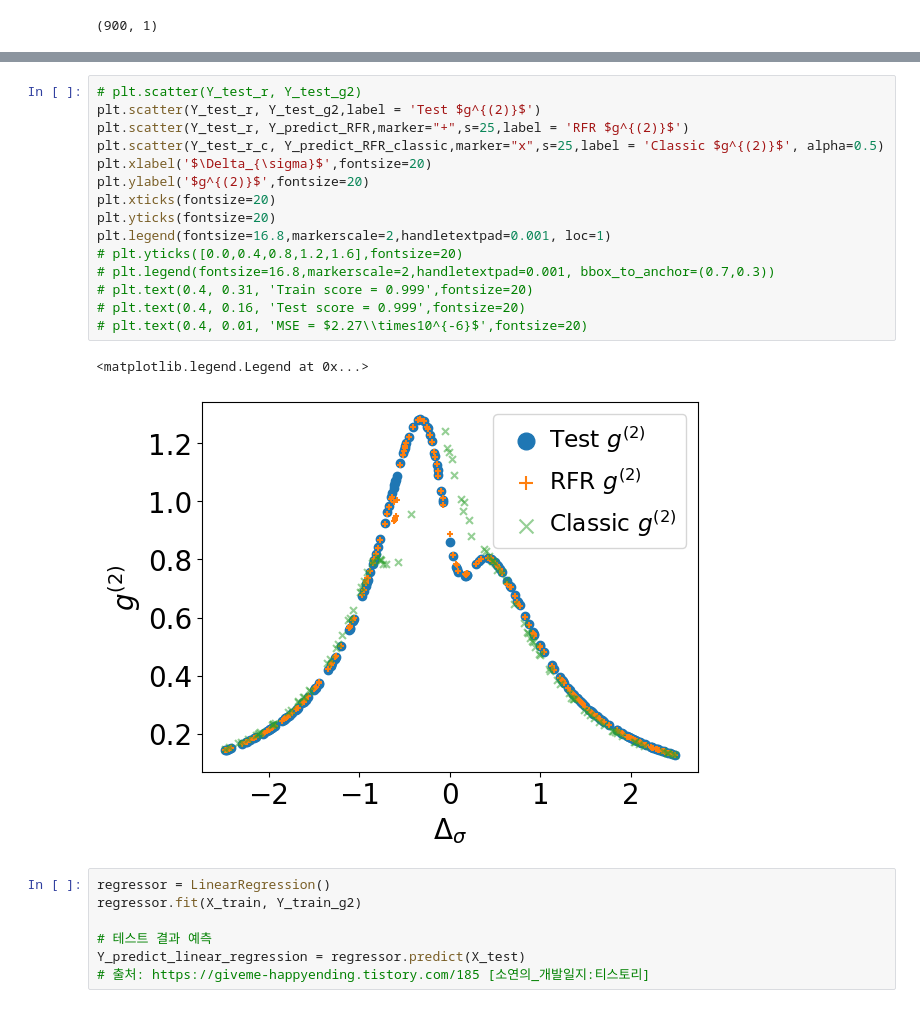
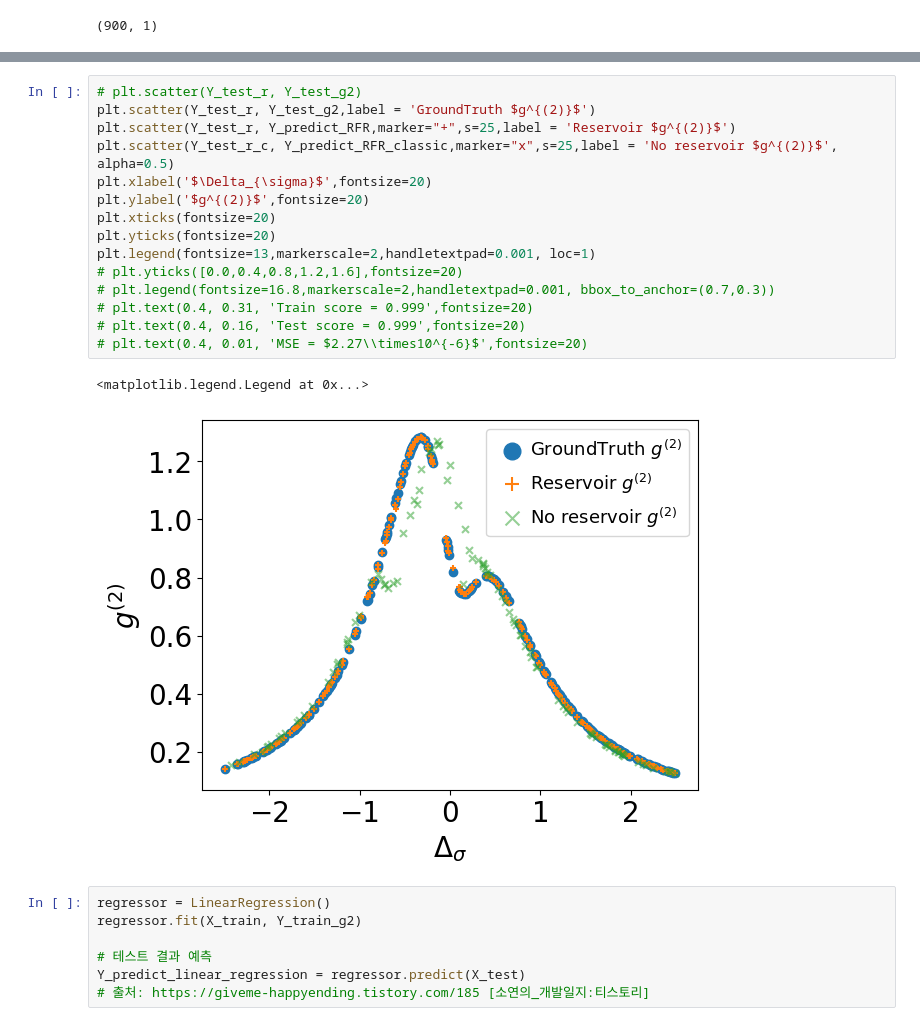
Before and after one commit to kdg930202/Polariton_neural_network, a Jupyter notebook: case4_reservoir_RFR.ipynb, the cells around one changed output, grey strips where cells are left out. Saved outputs shown, nothing was run; the diff lists cells and outputs as text.

```diff
--- a/case4_reservoir_RFR.ipynb
+++ b/case4_reservoir_RFR.ipynb
@@ -234,21 +242,21 @@ mean_squared_error(Y_test_g2_c,Y_predict_RFR_classic)
 # %%
 # plt.scatter(Y_test_r, Y_test_g2)
-plt.scatter(Y_test_r, Y_test_g2,label = 'Test $g^{(2)}$')
-plt.scatter(Y_test_r, Y_predict_RFR,marker="+",s=25,label = 'RFR $g^{(2)}$')
-plt.scatter(Y_test_r_c, Y_predict_RFR_classic,marker="x",s=25,label = 'Classic $g^{(2)}$', alpha=0.5)
+plt.scatter(Y_test_r, Y_test_g2,label = 'GroundTruth $g^{(2)}$')
+plt.scatter(Y_test_r, Y_predict_RFR,marker="+",s=25,label = 'Reservoir $g^{(2)}$')
+plt.scatter(Y_test_r_c, Y_predict_RFR_classic,marker="x",s=25,label = 'No reservoir $g^{(2)}$', alpha=0.5)
 plt.xlabel('$\Delta_{\sigma}$',fontsize=20)
 plt.ylabel('$g^{(2)}$',fontsize=20)
 plt.xticks(fontsize=20)
 plt.yticks(fontsize=20)
-plt.legend(fontsize=16.8,markerscale=2,handletextpad=0.001, loc=1)
+plt.legend(fontsize=13,markerscale=2,handletextpad=0.001, loc=1)
 # plt.yticks([0.0,0.4,0.8,1.2,1.6],fontsize=20)
 # plt.legend(fontsize=16.8,markerscale=2,handletextpad=0.001, bbox_to_anchor=(0.7,0.3))
 # plt.text(0.4, 0.31, 'Train score = 0.999',fontsize=20)
 # plt.text(0.4, 0.16, 'Test score = 0.999',fontsize=20)
 # plt.text(0.4, 0.01, 'MSE = $2.27\\times10^{-6}$',fontsize=20)
 # %% [output]
 <matplotlib.legend.Legend at 0x...>
-[figure, old version]
+[figure, new version]
 # %%
 regressor = LinearRegression()
 regressor.fit(X_train, Y_train_g2)
```
Also changed, not shown: parts of 8 cells of this notebook.
